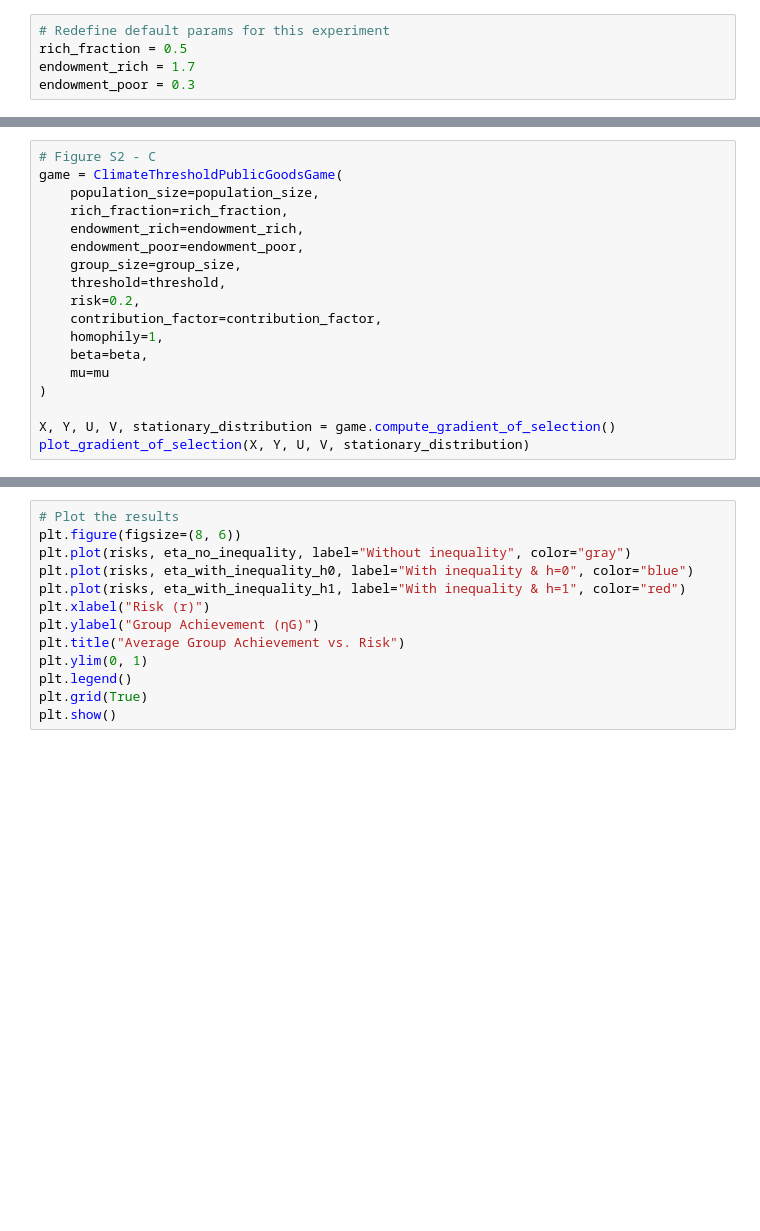
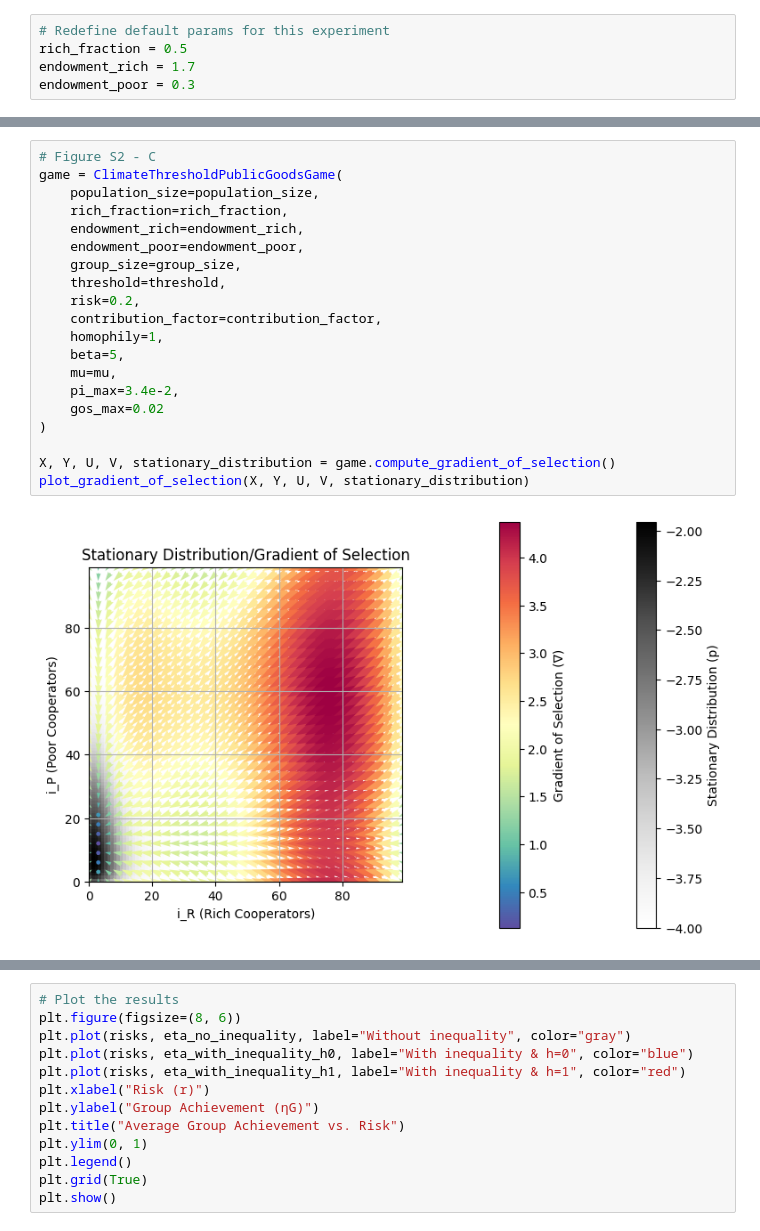
Before and after one commit to sid2364/climate-policies-under-wealth-inequity, a Jupyter notebook: Climate_policies_under_wealth_inequality.ipynb, the cells around one changed output, grey strips where cells are left out. Drawn from its saved outputs; the diff is of its cells as text; blank space fills up the shorter version.

```diff
--- a/Climate_policies_under_wealth_inequality.ipynb
+++ b/Climate_policies_under_wealth_inequality.ipynb
@@ -1104,21 +1122,25 @@ plot_gradient_of_selection(X, Y, U, V, stationary_distribution)
 # %%
 # Figure S2 - C
 game = ClimateThresholdPublicGoodsGame(
     population_size=population_size,
     rich_fraction=rich_fraction,
     endowment_rich=endowment_rich,
     endowment_poor=endowment_poor,
     group_size=group_size,
     threshold=threshold,
     risk=0.2,
     contribution_factor=contribution_factor,
     homophily=1,
-    beta=beta,
-    mu=mu
+    beta=5,
+    mu=mu,
+    pi_max=3.4e-2,
+    gos_max=0.02
 )
 
 X, Y, U, V, stationary_distribution = game.compute_gradient_of_selection()
 plot_gradient_of_selection(X, Y, U, V, stationary_distribution)
+# %% [output]
+[figure, added]
 # %%
 # Figure S2 - D
 game = ClimateThresholdPublicGoodsGame(
```
Also changed, not shown: parts of 14 cells of this notebook.
